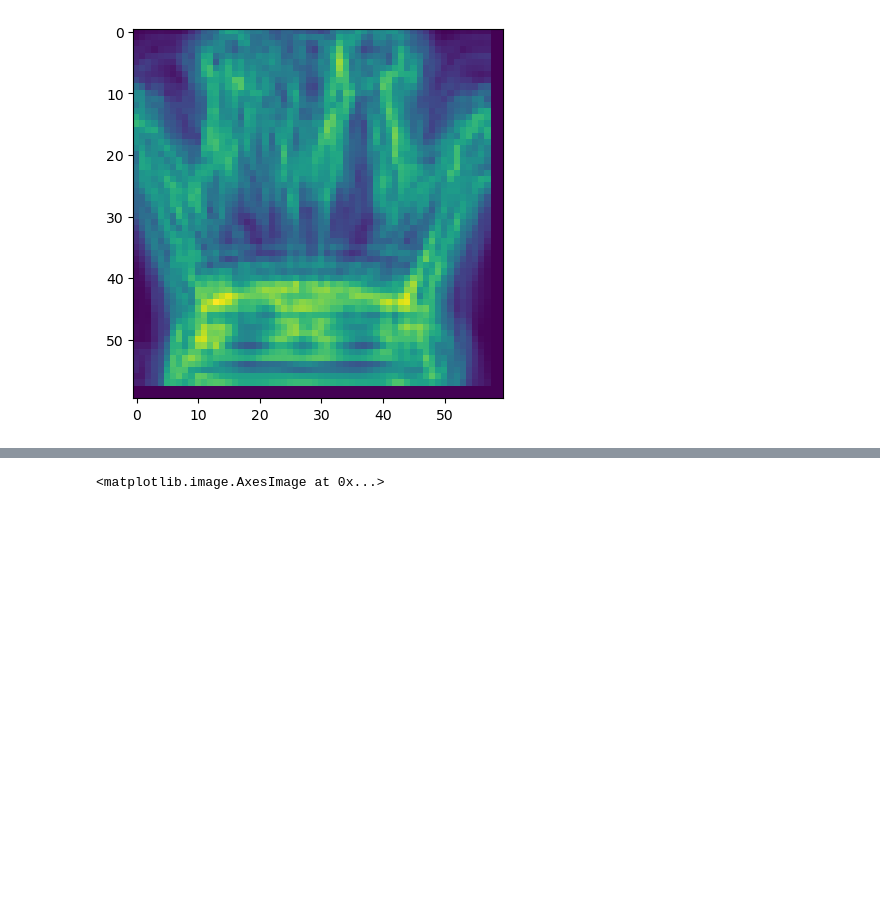
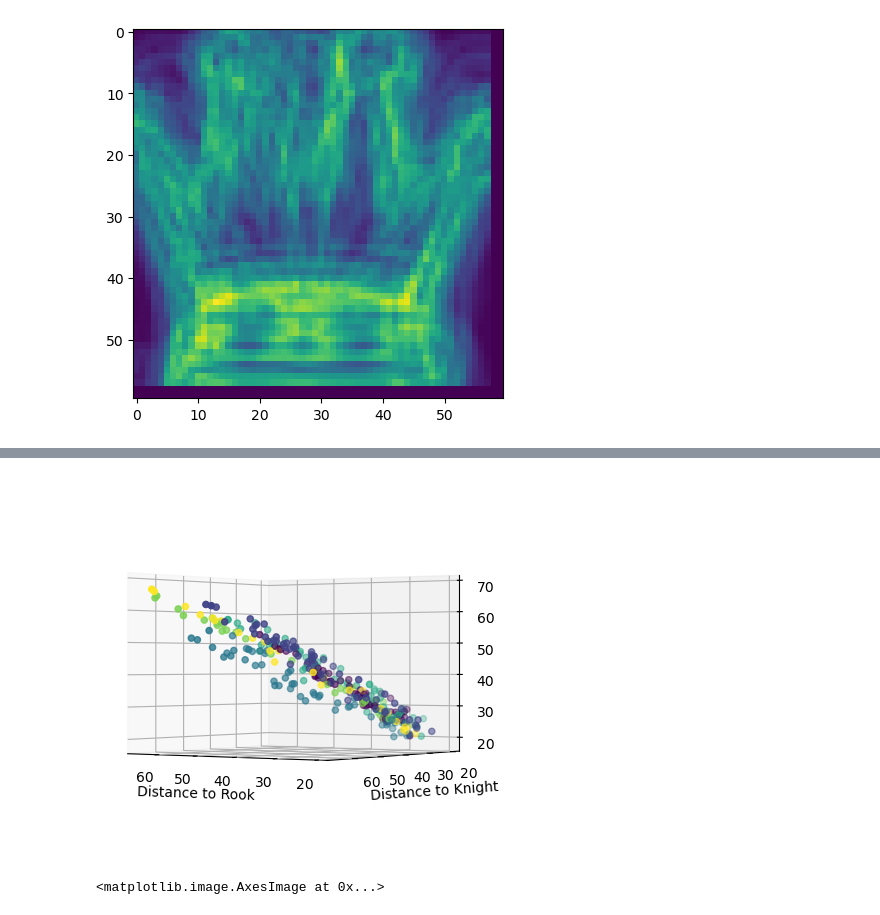
Before and after one commit to JoeErazo/chessboard-analyzer, a Jupyter notebook: prep_train_test.ipynb, the cells around one changed output, grey strips where cells are left out. Cells and saved outputs as stored; diff of their text form; code cells hidden in the pictures; blank space fills up the shorter version.

```diff
--- a/prep_train_test.ipynb
+++ b/prep_train_test.ipynb
@@ -608,4 +611,14 @@ print(np.sum(predictions == y_p_train) / len(y_p_train))
 0.9433333333333334
+# %%
+ax = plt.figure().add_subplot(projection='3d')
+ax.scatter(x_p_train[:, 1], x_p_train[:, 2], zs=x_p_train[:, 3], zdir='y', c=y_p_train)
+ax.view_init(elev=0, azim=125, roll=0)
+ax.set_xlabel('Distance to Rook')
+ax.set_ylabel('Distance to Knight')
+ax.set_zlabel('Distance to Bishop')
+plt.show()
+# %% [output]
+[figure, added]
 # %%
 #export KNN attributes
 np.savetxt("ndarray_txt/x_knn.txt", p_knn.X_train, delimiter = " ")
```
Also changed, not shown: parts of 3 cells of this notebook, 1 other file.
